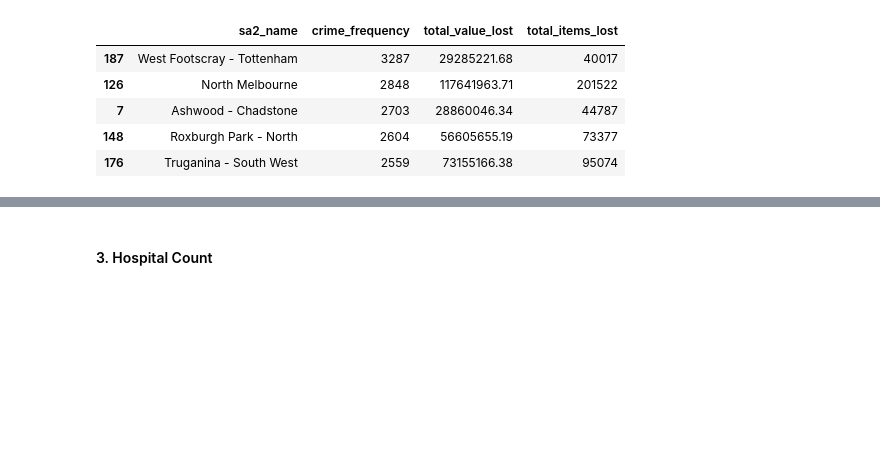
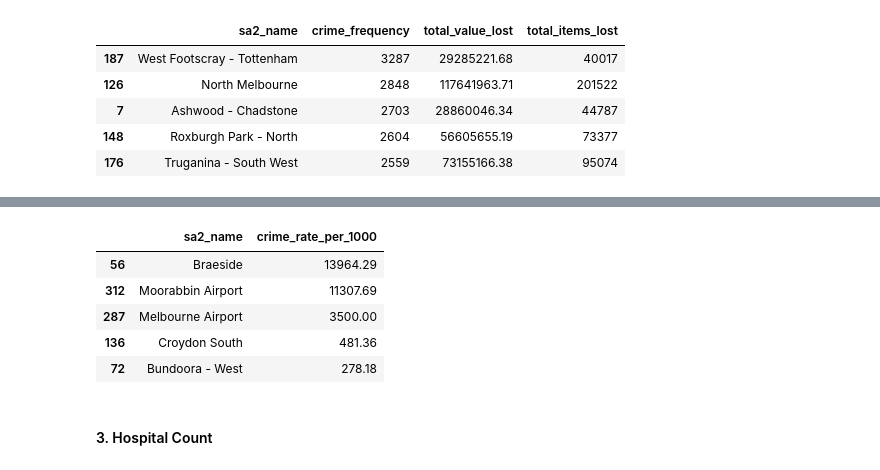
Before and after one commit to MAST30034-AppliedDataScience/project-2-group-real-estate-industry-project-3, a Jupyter notebook: notebooks/livability.ipynb, the cells around one changed output, grey strips where cells are left out. Saved outputs shown, nothing was run; the diff lists cells and outputs as text; code cells hidden in the pictures; blank space fills up the shorter version.

```diff
--- a/notebooks/livability.ipynb
+++ b/notebooks/livability.ipynb
@@ -129,3 +131,28 @@ property_lost_stats.head()
+# %%
+# Merge population data with property lost stats based on the SA2 name
+merged_df = pd.merge(property_lost_stats, population_data, how='outer', on='sa2_name')
+
+# Calculate crime rate per 1,000 residents
+merged_df['crime_rate_per_1000'] = (merged_df['crime_frequency'] / merged_df['ERP_2021']) * 1000
+
+# Replace missing population values or zero population with a small positive number to avoid division by zero
+merged_df['ERP_2021'] = merged_df['ERP_2021'].fillna(1)
+merged_df['ERP_2021'] = merged_df['ERP_2021'].replace(0, 1)
+
+# Recalculate the crime rate after filling missing or zero population values
+merged_df['crime_rate_per_1000'] = (merged_df['crime_frequency'] / merged_df['ERP_2021']) * 1000
+
+# Sort by crime rate to see regions with the highest rates
+merged_df = merged_df.sort_values(by='crime_rate_per_1000', ascending=False)
+
+merged_df[['sa2_name', 'crime_rate_per_1000']].head()
+# %% [output]
+|  | sa2_name | crime_rate_per_1000 |
+| 56 | Braeside | 13964.29 |
+| 312 | Moorabbin Airport | 11307.69 |
+| 287 | Melbourne Airport | 3500.00 |
+| 136 | Croydon South | 481.36 |
+| 72 | Bundoora - West | 278.18 |
 # %% [markdown]
 #### 3. Hospital Count
 # %%
```
Also changed, not shown: parts of 15 cells of this notebook.
